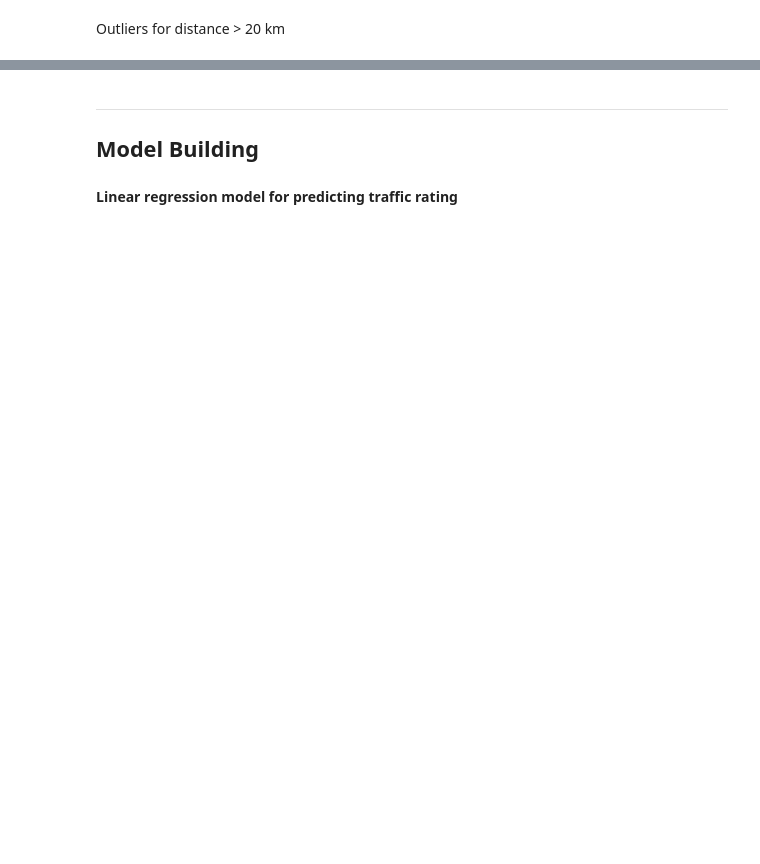
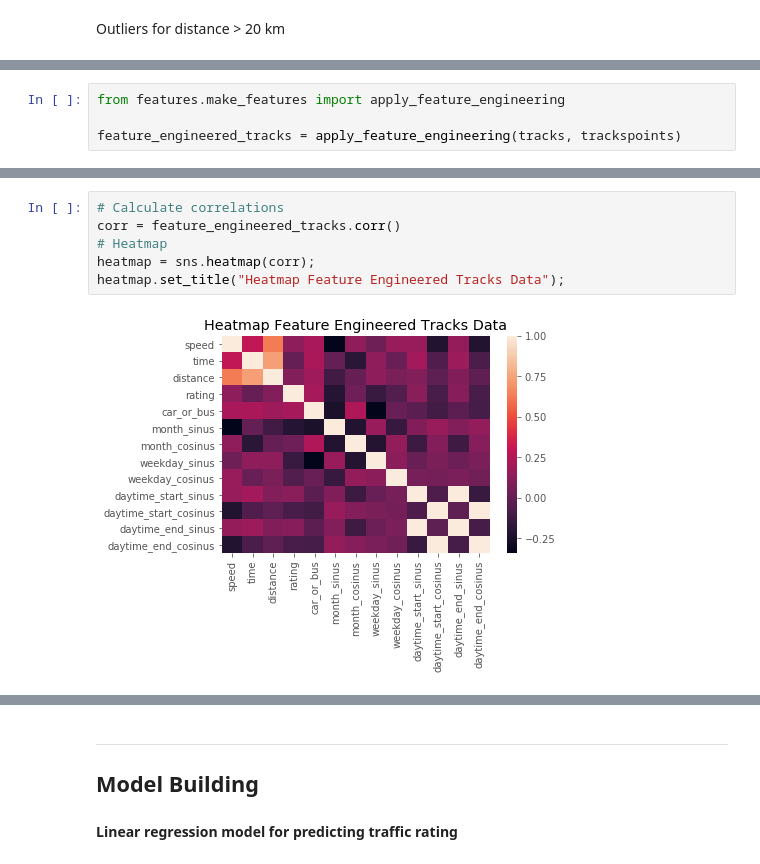
Before and after one commit to MoBran/bi2_project, a Jupyter notebook: src/model_building.ipynb, the cells around one changed output, grey strips where cells are left out. Saved outputs shown, nothing was run; the diff lists cells and outputs as text; blank space fills up the shorter version.

Commit message:
added weekday, daytime, month feature and added polar plots for those features, added linear regression models and outputs

```diff
--- a/src/model_building.ipynb
+++ b/src/model_building.ipynb
@@ -151,0 +178,4 @@ Number tracks with rating 3  77
+# %%
+from features.make_features import apply_feature_engineering
+
+feature_engineered_tracks = apply_feature_engineering(tracks, trackspoints)
@@ -151,0 +191,8 @@ Number tracks with rating 3  77
+# %%
+# Calculate correlations
+corr = feature_engineered_tracks.corr()
+# Heatmap
+heatmap = sns.heatmap(corr);
+heatmap.set_title("Heatmap Feature Engineered Tracks Data");
+# %% [output]
+[figure, added]
```
Also changed, not shown: parts of 31 cells of this notebook, 5 other files.
